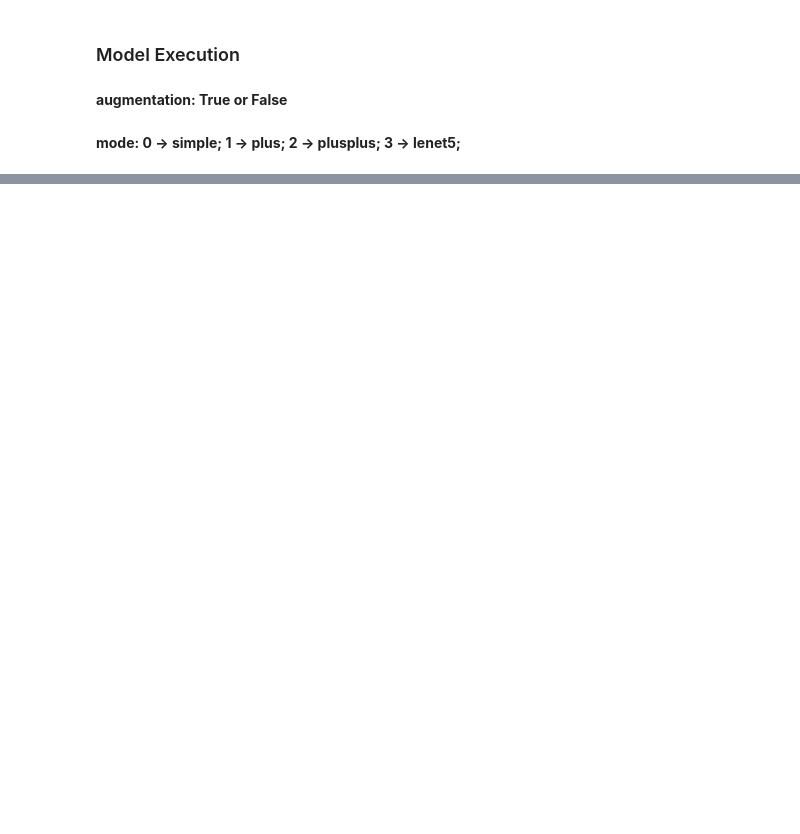
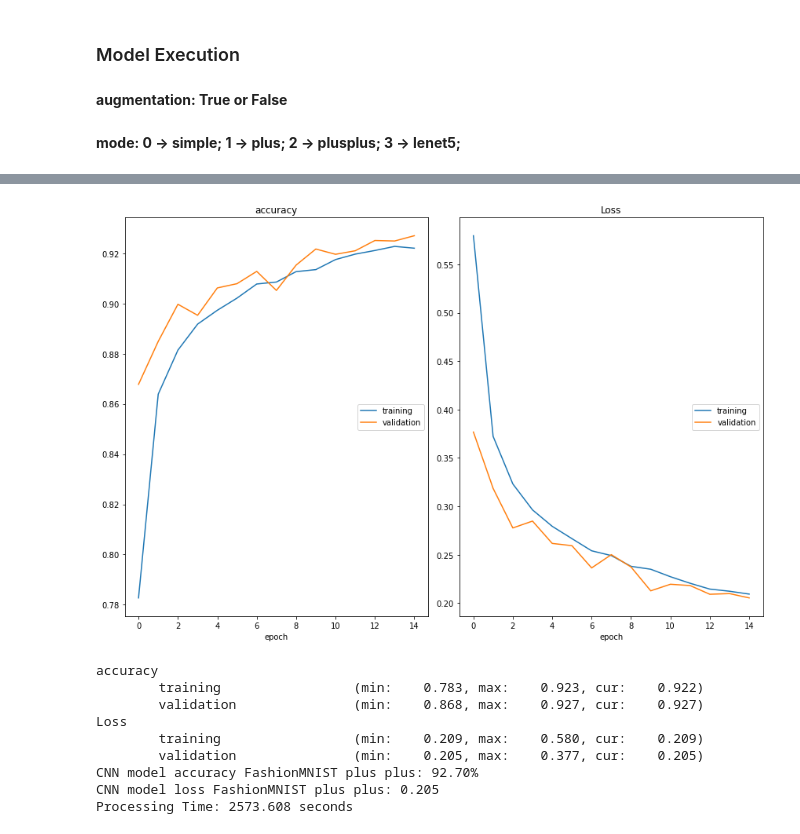
Before and after one commit to diogofbraga/MachineLearningAssignments, a Jupyter notebook: FashionMNIST/CNN_FashionMNIST.ipynb, the cells around one changed output, grey strips where cells are left out. Cells and saved outputs as stored; diff of their text form; code cells hidden in the pictures; blank space fills up the shorter version.

```diff
--- a/FashionMNIST/CNN_FashionMNIST.ipynb
+++ b/FashionMNIST/CNN_FashionMNIST.ipynb
@@ -236,8 +279,20 @@ print("Processing Time: %.3f seconds" % (time_taken))
 # %%
-mode = 1
+mode = 2
+augmentation = False
 start_time = time.time()
 fashion_mnist_using_cnn(mode, x_train, y_train, x_test, y_test)
 time_taken = time.time() - start_time
 
 print("Processing Time: %.3f seconds" % (time_taken))
+# %% [output]
+[figure, added]
+accuracy
+        training                 (min:    0.783, max:    0.923, cur:    0.922)
+        validation               (min:    0.868, max:    0.927, cur:    0.927)
+Loss
+        training                 (min:    0.209, max:    0.580, cur:    0.209)
+        validation               (min:    0.205, max:    0.377, cur:    0.205)
+CNN model accuracy FashionMNIST plus plus: 92.70%
+CNN model loss FashionMNIST plus plus: 0.205
+Processing Time: 2573.608 seconds
 # %%
```
Also changed, not shown: parts of 7 cells of this notebook, 1 other file.
